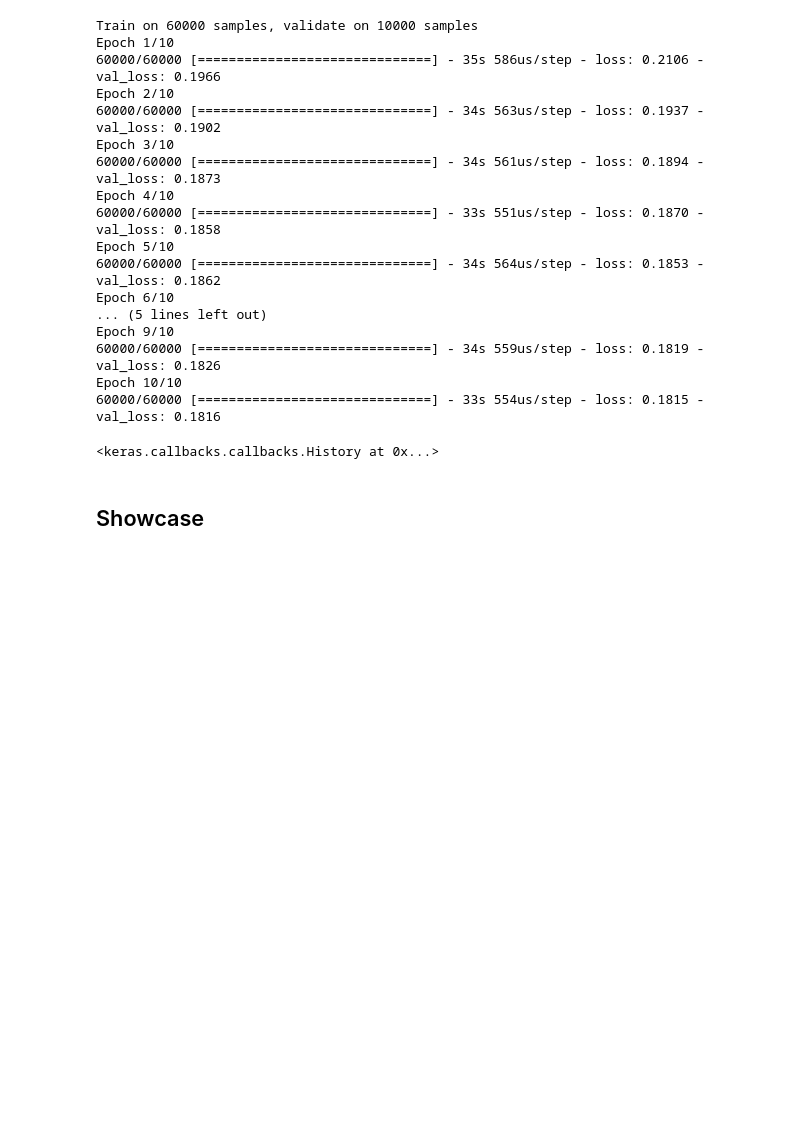
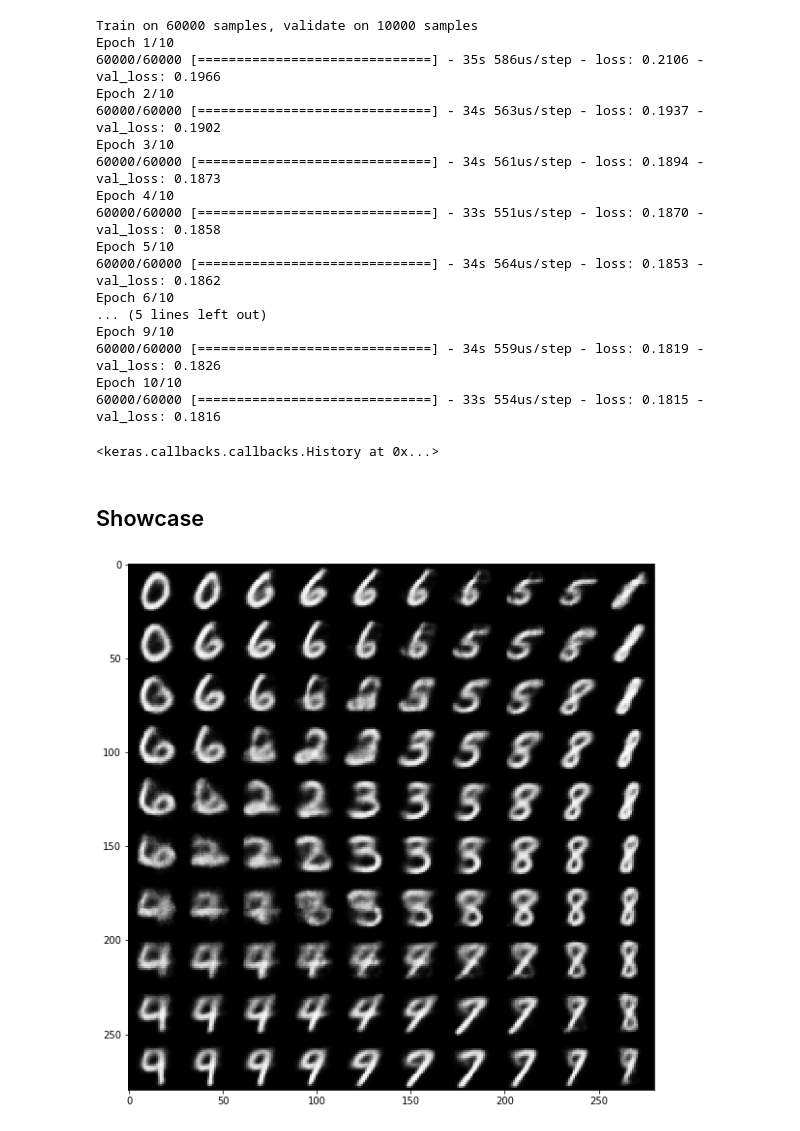
Before and after one commit to CYP0630/DeepLearning, a Jupyter notebook: 6_generative_model/VAE.ipynb, the cells around one changed output. Cells and saved outputs as stored; diff of their text form; code cells hidden in the pictures; blank space fills up the shorter version.

```diff
--- a/6_generative_model/VAE.ipynb
+++ b/6_generative_model/VAE.ipynb
@@ -172,8 +172,13 @@ grid_y = norm.ppf(np.linspace(0.05, 0.95, n))
 for i, yi in enumerate(grid_x):
     for j, xi in enumerate(grid_y):
         z_sample = np.array([[xi, yi]])
-        z_sample = np.tile(z_sample, batch_size).reshape(batch_size, 2)
-        x_decoded = decoder.predict(z_sample, batch_size=batch_size)
+        z_sample = np.tile(z_sample, 16).reshape(16, 2)
+        x_decoded = decoder.predict(z_sample, batch_size=16)
         digit = x_decoded[0].reshape(digit_size, digit_size)
-        figure[i * digit_size: (i + 1) * digit_size,
-j * digit_size: (j + 1) * digit_size] = digit
+        figure[i * digit_size: (i + 1) * digit_size, j * digit_size: (j + 1) * digit_size] = digit
+# %%
+plt.figure(figsize=(10, 10))
+plt.imshow(figure, cmap='Greys_r')
+plt.show()
+# %% [output]
+[figure, added]
```
